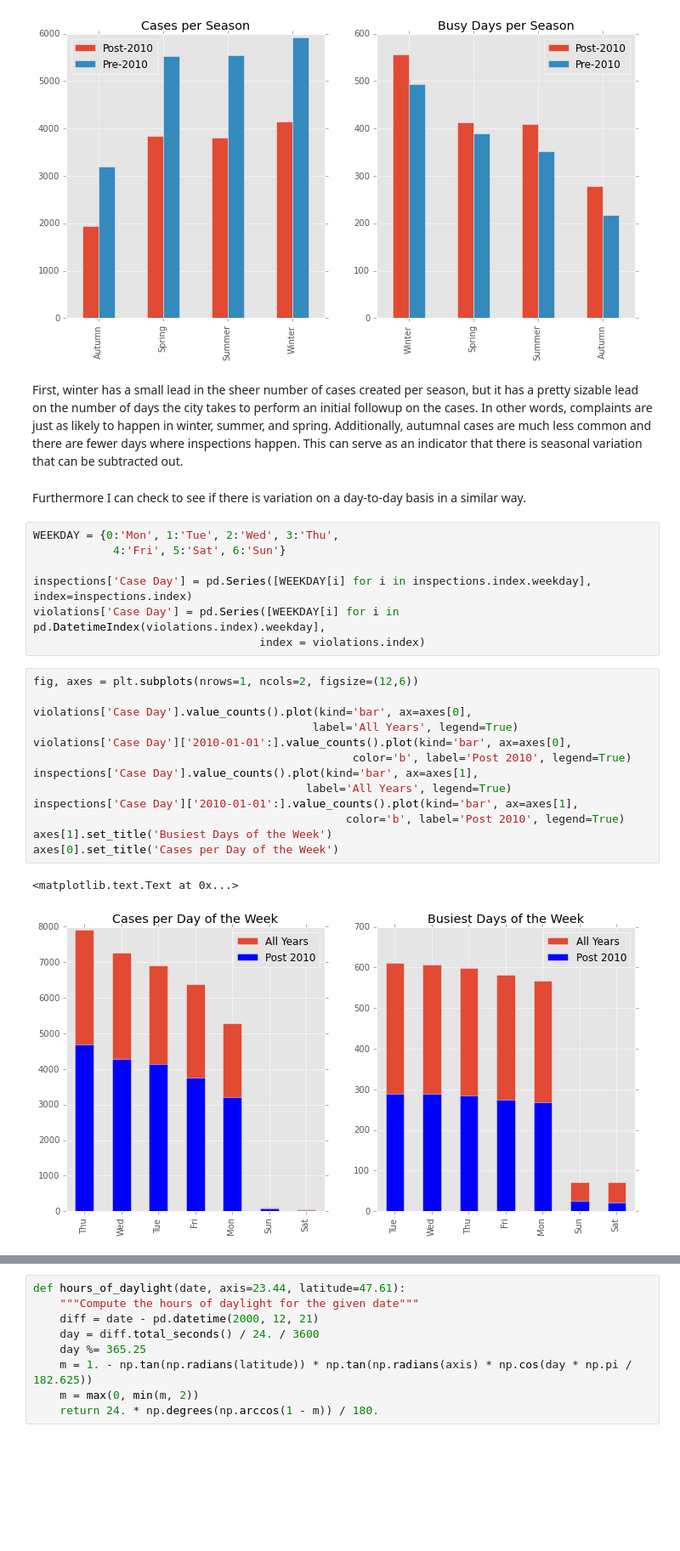
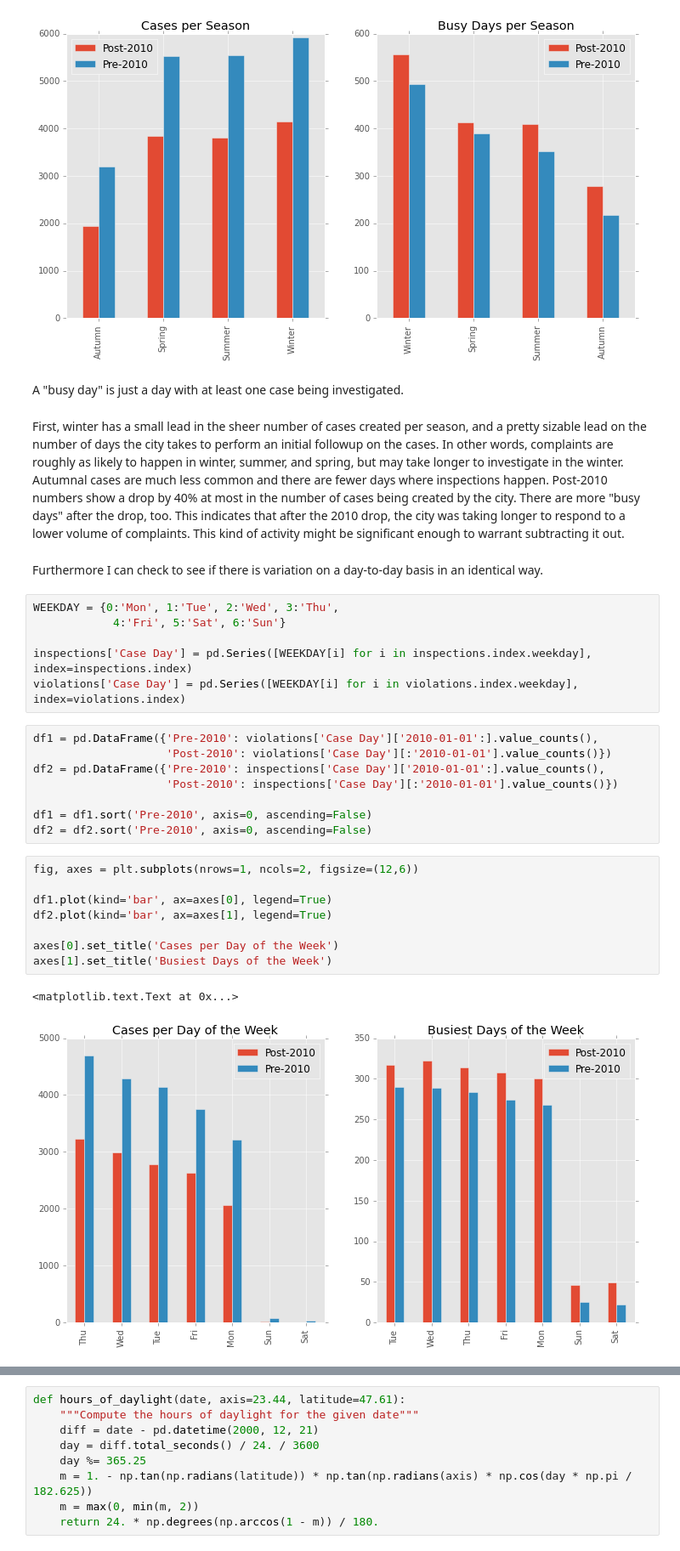
Before and after one commit to RaySSharma/code-violations-seattle, a Jupyter notebook: CodeViolationsSeattle.ipynb, the cells around one changed output, grey strips where cells are left out. Shown at 85% size. Cells and saved outputs as stored; diff of their text form; blank space fills up the shorter version.

```diff
--- a/CodeViolationsSeattle.ipynb
+++ b/CodeViolationsSeattle.ipynb
@@ -139,31 +141,36 @@ axes[0].set_title('Cases per Season')
 # %% [output]
 <matplotlib.text.Text at 0x...>
 [figure]
+# %% [markdown]
+A "busy day" is just a day with at least one case being investigated.
 # %% [markdown]
-First, winter has a small lead in the sheer number of cases created per season, but it has a pretty sizable lead on the number of days the city takes to perform an initial followup on the cases. In other words, complaints are just as likely to happen in winter, summer, and spring. Additionally, autumnal cases are much less common and there are fewer days where inspections happen. This can serve as an indicator that there is seasonal variation that can be subtracted out.
+First, winter has a small lead in the sheer number of cases created per season, and a pretty sizable lead on the number of days the city takes to perform an initial followup on the cases. In other words, complaints are roughly as likely to happen in winter, summer, and spring, but may take longer to investigate in the winter. Autumnal cases are much less common and there are fewer days where inspections happen.
+Post-2010 numbers show a drop by 40% at most in the number of cases being created by the city. There are more "busy days" after the drop, too. This indicates that after the 2010 drop, the city was taking longer to respond to a lower volume of complaints. This kind of activity might be significant enough to warrant subtracting it out.
 # %% [markdown]
-Furthermore I can check to see if there is variation on a day-to-day basis in a similar way.
+Furthermore I can check to see if there is variation on a day-to-day basis in an identical way.
 # %%
 WEEKDAY = {0:'Mon', 1:'Tue', 2:'Wed', 3:'Thu',
             4:'Fri', 5:'Sat', 6:'Sun'}
 
 inspections['Case Day'] = pd.Series([WEEKDAY[i] for i in inspections.index.weekday], index=inspections.index)
-violations['Case Day'] = pd.Series([WEEKDAY[i] for i in pd.DatetimeIndex(violations.index).weekday],
-                                  index = violations.index)
+violations['Case Day'] = pd.Series([WEEKDAY[i] for i in violations.index.weekday], index=violations.index)
+# %%
+df1 = pd.DataFrame({'Pre-2010': violations['Case Day']['2010-01-01':].value_counts(),
+                    'Post-2010': violations['Case Day'][:'2010-01-01'].value_counts()})
+df2 = pd.DataFrame({'Pre-2010': inspections['Case Day']['2010-01-01':].value_counts(),
+                    'Post-2010': inspections['Case Day'][:'2010-01-01'].value_counts()})
+
+df1 = df1.sort('Pre-2010', axis=0, ascending=False)
+df2 = df2.sort('Pre-2010', axis=0, ascending=False)
 # %%
 fig, axes = plt.subplots(nrows=1, ncols=2, figsize=(12,6))
 
-violations['Case Day'].value_counts().plot(kind='bar', ax=axes[0],
-                                          label='All Years', legend=True)
-violations['Case Day']['2010-01-01':].value_counts().plot(kind='bar', ax=axes[0],
-                                                color='b', label='Post 2010', legend=True)
-inspections['Case Day'].value_counts().plot(kind='bar', ax=axes[1],
-                                         label='All Years', legend=True)
-inspections['Case Day']['2010-01-01':].value_counts().plot(kind='bar', ax=axes[1],
-                                               color='b', label='Post 2010', legend=True)
+df1.plot(kind='bar', ax=axes[0], legend=True)
+df2.plot(kind='bar', ax=axes[1], legend=True)
+
+axes[0].set_title('Cases per Day of the Week')
 axes[1].set_title('Busiest Days of the Week')
-axes[0].set_title('Cases per Day of the Week')
 # %% [output]
 <matplotlib.text.Text at 0x...>
-[figure, old version]
+[figure, new version]
 # %% [markdown]
```
Also changed, not shown: parts of 41 cells of this notebook, 2 other files.
